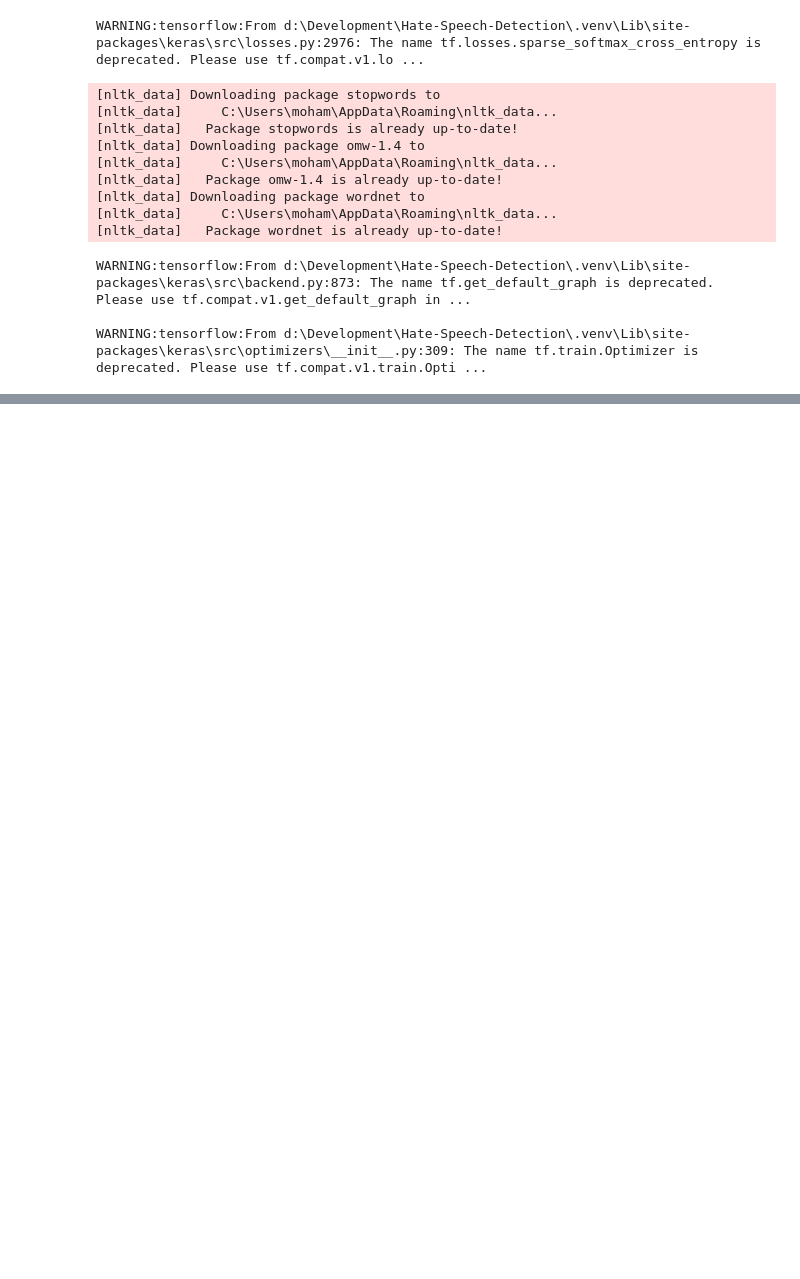
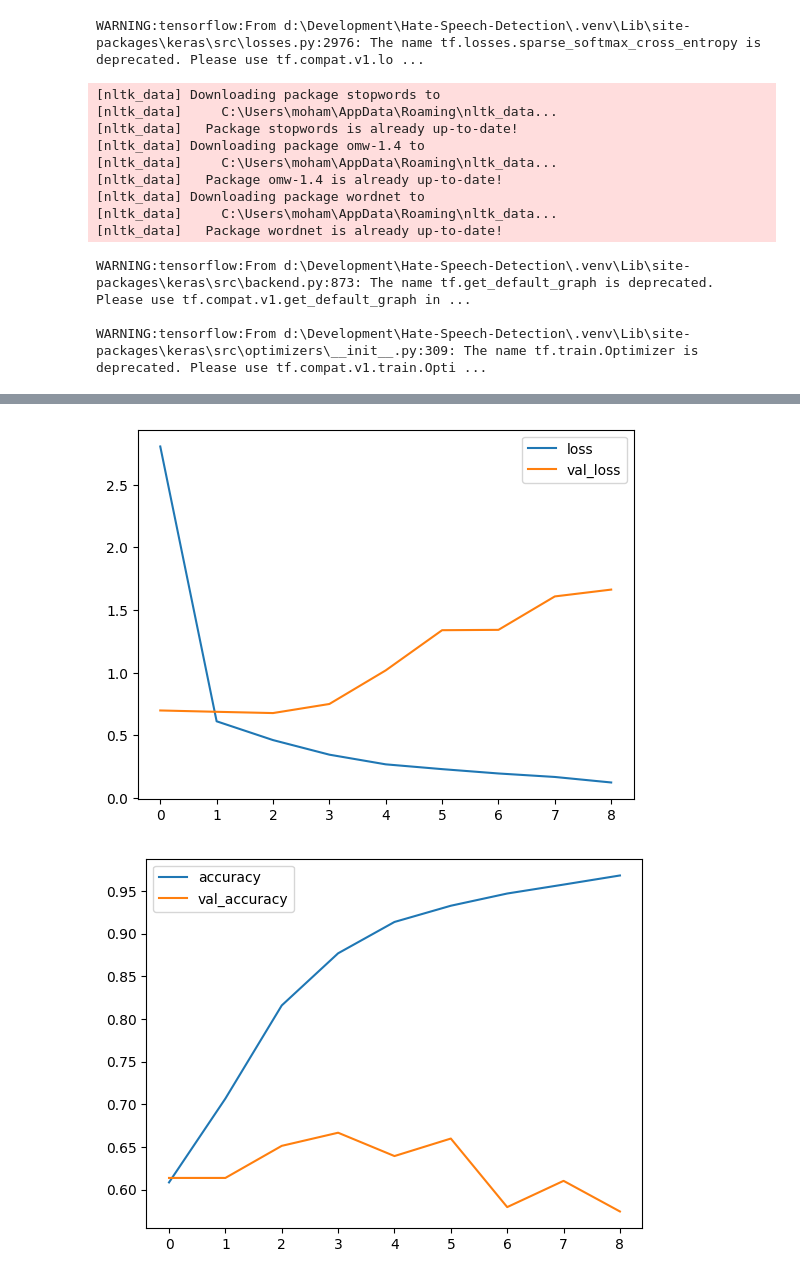
Before and after one commit to Mohamed-Dallash/Hate-Speech-Detection, a Jupyter notebook: BiLSTM_Model.ipynb, the cells around one changed output, grey strips where cells are left out. Cells and saved outputs as stored; diff of their text form; code cells hidden in the pictures; blank space fills up the shorter version.

Commit message:
Add Second Dataset Results

```diff
--- a/BiLSTM_Model.ipynb
+++ b/BiLSTM_Model.ipynb
@@ -72,0 +75,11 @@ weighted avg       0.91      0.91      0.91       560
+# %%
+dataset2 = Second_Dataset()
+dataset2.preprocess()
+dataset2.encode_labels()
+dataset2.embed_tokens(max_words,max_len)
+dataset2.split()
+Training_pad2, Validation_pad2, Testing_pad2, Y_train2, Y_val2, Y_test2 = dataset2.getData()
+# %%
+model2 = BiLSTM(max_words, max_len)
+# %%
+model2.fit(Training_pad2,Y_train2, Validation_pad2, Y_val2)
@@ -72,0 +106,5 @@ weighted avg       0.91      0.91      0.91       560
+# %%
+model2.plot_history()
+# %% [output]
+[figure, added]
+[figure, added]
```
Also changed, not shown: parts of 6 cells of this notebook, 3 other files.
